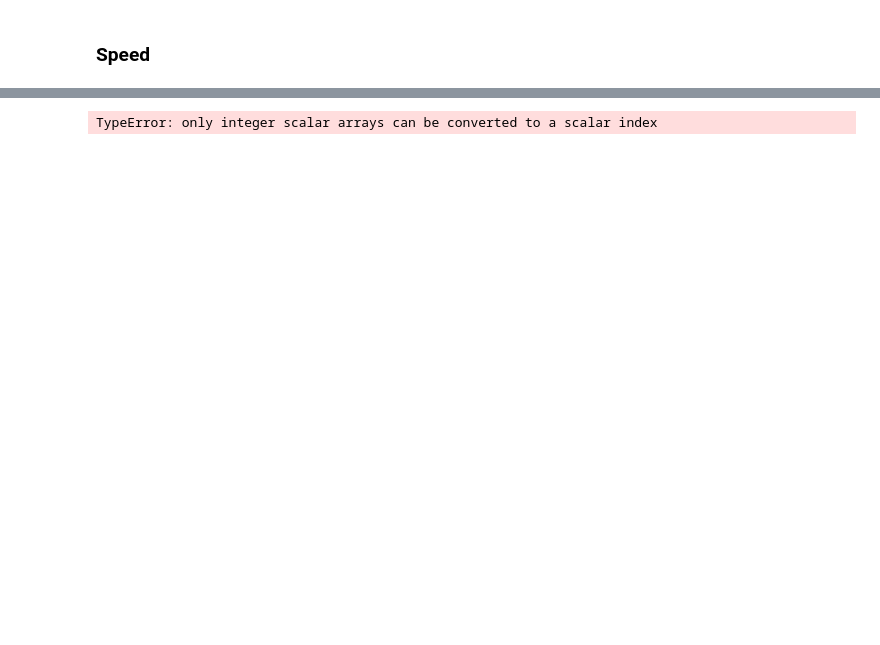
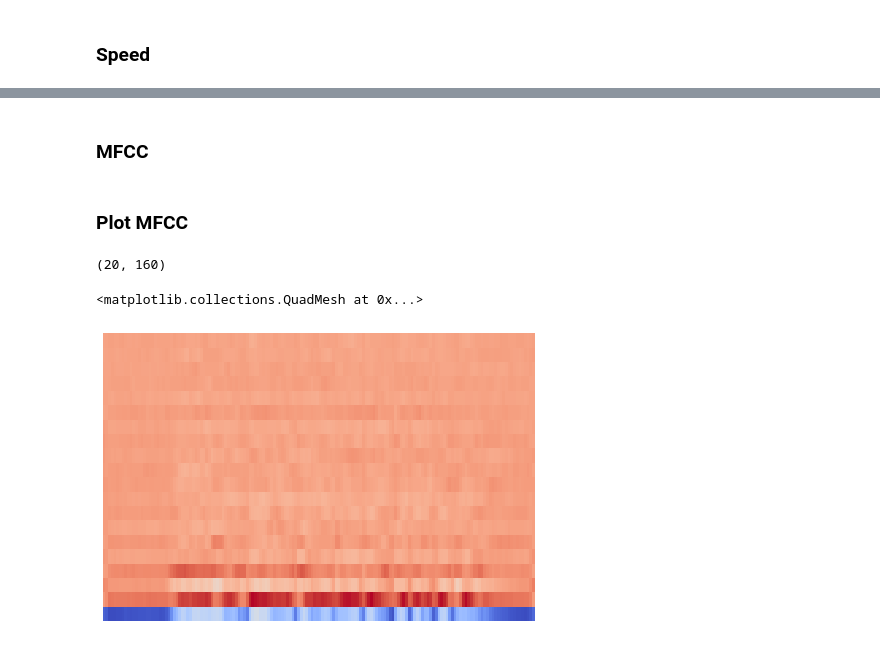
Before and after one commit to Amharic-STT/STT-engine, a Jupyter notebook: notebooks/data_preprocessing.ipynb, the cells around one changed output, grey strips where cells are left out. Saved outputs shown, nothing was run; the diff lists cells and outputs as text; code cells hidden in the pictures; blank space fills up the shorter version.

```diff
--- a/notebooks/data_preprocessing.ipynb
+++ b/notebooks/data_preprocessing.ipynb
@@ -195,6 +195,8 @@ display(ipd.Audio(speed_man, rate=rate))
 # %% [output]
 [figure]
 [interactive output not drawn]
+# %% [markdown]
+### MFCC
 # %%
 def extract_features(audios : dict, sample_rate : int) -> dict:
     """
@@ -221,7 +223,4 @@ audios = {}
 for label in audio_obj:
     audios[label] = audio_obj[label][0]
 
-audios = [audio_obj[label][0] for label in audio_obj]
 mfcc_features = extract_features(audios, sample_rate)
-# %% [output]
-TypeError: only integer scalar arrays can be converted to a scalar index
@@ -229,0 +227,15 @@ audios
+# %% [markdown]
+### Plot MFCC
+# %%
+# MFCC
+fig, ax = plt.subplots()
+ax = plt.Axes(fig, [0., 0., 1., 1.])
+ax.set_axis_off()
+fig.add_axes(ax)
+mfccs = mfcc_features[list(mfcc_features.keys())[88]]
+print(mfccs.shape)
+librosa.display.specshow(mfccs, sr=44100, x_axis='time')
+# %% [output]
+(20, 160)
+<matplotlib.collections.QuadMesh at 0x...>
+[figure, added]
```
Also changed, not shown: parts of 1 cell of this notebook.
